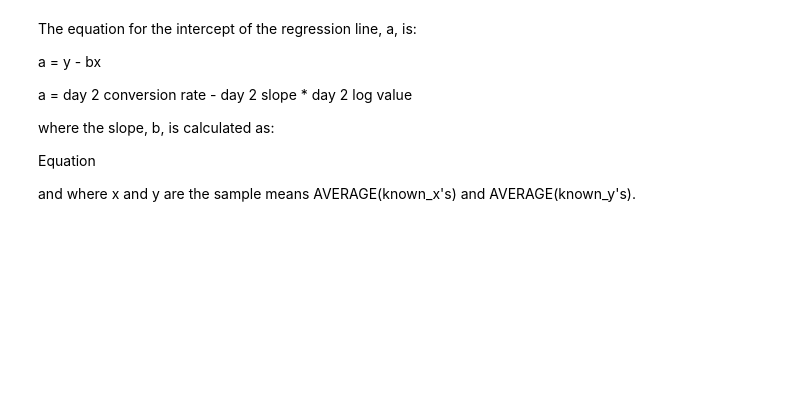
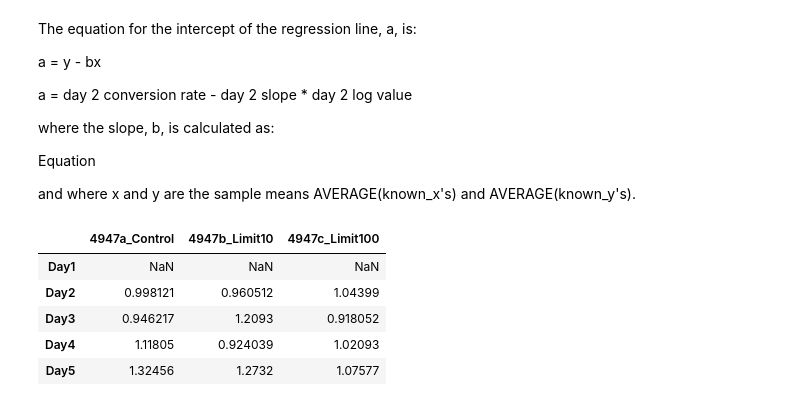
Before and after one commit to mattpupa/AB_TestForecast, a Jupyter notebook: AB_TestForecast_v1.ipynb, the cells around one changed output. Drawn from its saved outputs; the diff is of its cells as text; code cells hidden in the pictures; blank space fills up the shorter version.

```diff
--- a/AB_TestForecast_v1.ipynb
+++ b/AB_TestForecast_v1.ipynb
@@ -303,9 +303,16 @@ and where x and y are the sample means AVERAGE(known_x's) and AVERAGE(known_y's)
 # %%
 # Calculate y intercept values (B)
 
-interceptValues = conversionRates.iloc[:,0:].sub(slopeValues.iloc[:,0:].mul(logValues['logValue'], axis=0))
+interceptValues = conversionRates.iloc[:,0:].sub(slopeValues.iloc[:,0:].mul(logValues.iloc[:,0], axis=0))
 
 interceptValues.head()
+# %% [output]
+|  | 4947a_Control | 4947b_Limit10 | 4947c_Limit100 |
+| Day1 | NaN | NaN | NaN |
+| Day2 | 0.998121 | 0.960512 | 1.04399 |
+| Day3 | 0.946217 | 1.2093 | 0.918052 |
+| Day4 | 1.11805 | 0.924039 | 1.02093 |
+| Day5 | 1.32456 | 1.2732 | 1.07577 |
 # %%
 # Calculate predicted conversion rates for future days in trial
 
```
Also changed, not shown: parts of 10 cells of this notebook.
